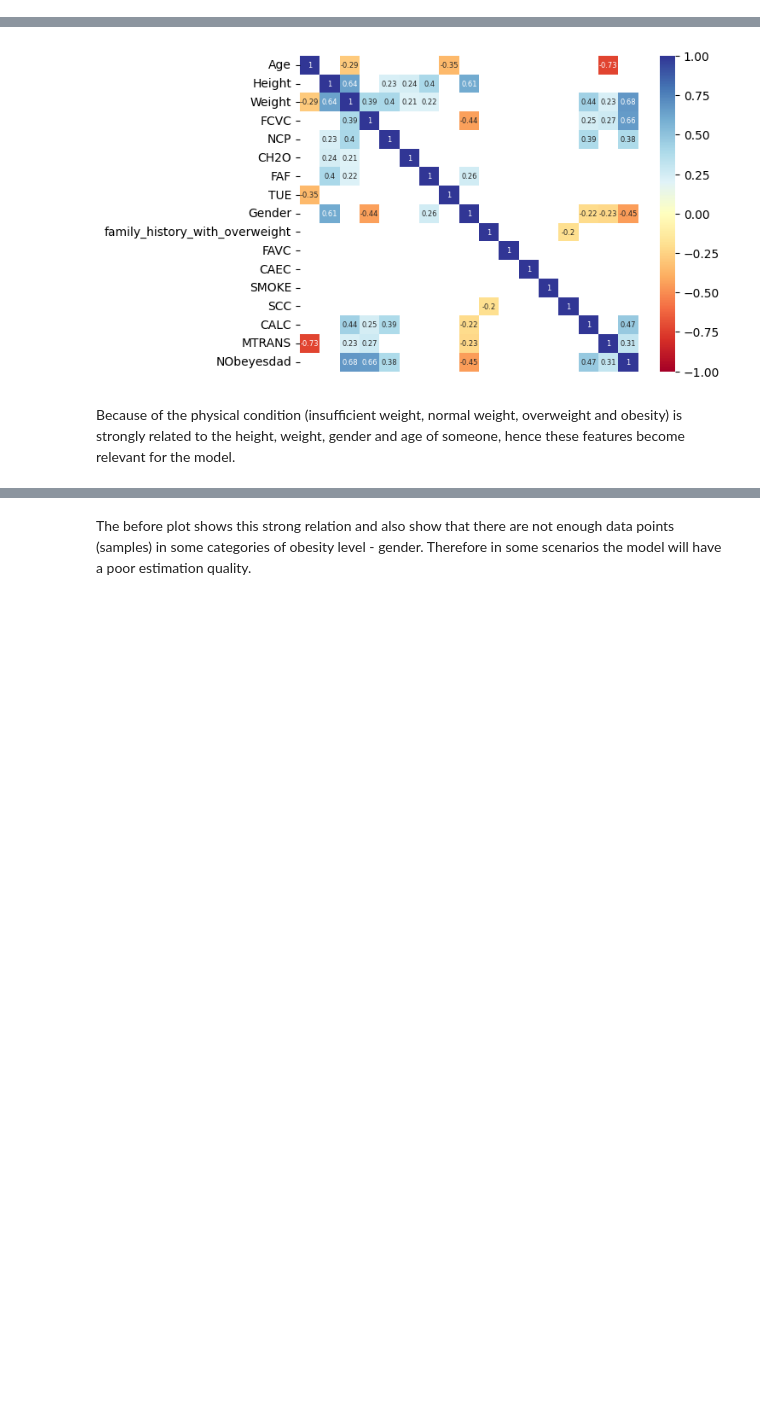
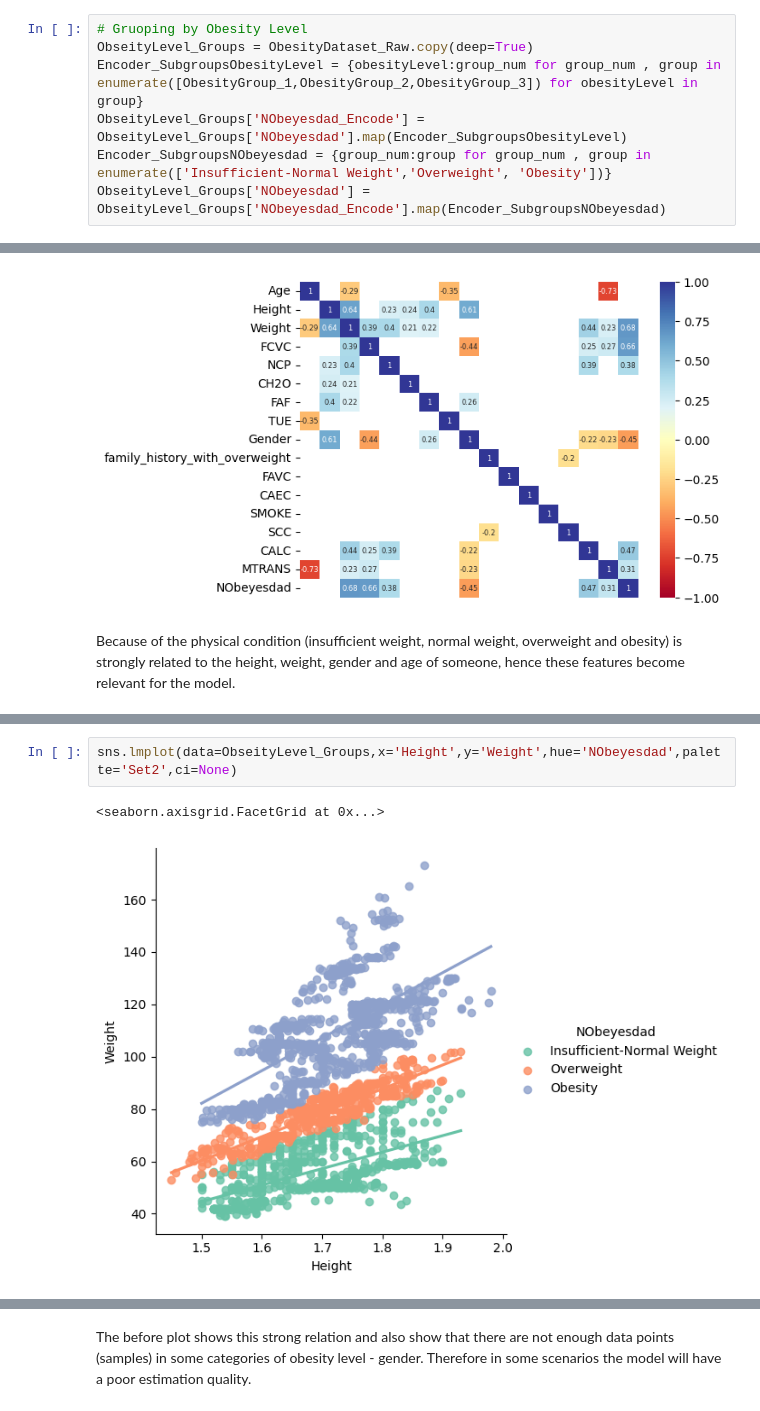
Before and after one commit to alexisuaguilaru/Obesity_Levels_Model, a Jupyter notebook: Exploratory_Data_Analysis/ExploratoryDataAnalysis.ipynb, the cells around one changed output, grey strips where cells are left out. Saved outputs shown, nothing was run; the diff lists cells and outputs as text; blank space fills up the shorter version.

```diff
--- a/Exploratory_Data_Analysis/ExploratoryDataAnalysis.ipynb
+++ b/Exploratory_Data_Analysis/ExploratoryDataAnalysis.ipynb
@@ -97,3 +92,10 @@ ObseityLevel_Groups['NObeyesdad_Encode'] = ObseityLevel_Groups['NObeyesdad'].map
+# %%
+# Gruoping by Obesity Level
+ObseityLevel_Groups = ObesityDataset_Raw.copy(deep=True)
+Encoder_SubgroupsObesityLevel = {obesityLevel:group_num for group_num , group in enumerate([ObesityGroup_1,ObesityGroup_2,ObesityGroup_3]) for obesityLevel in group}
+ObseityLevel_Groups['NObeyesdad_Encode'] = ObseityLevel_Groups['NObeyesdad'].map(Encoder_SubgroupsObesityLevel)
+Encoder_SubgroupsNObeyesdad = {group_num:group for group_num , group in enumerate(['Insufficient-Normal Weight','Overweight', 'Obesity'])}
+ObseityLevel_Groups['NObeyesdad'] = ObseityLevel_Groups['NObeyesdad_Encode'].map(Encoder_SubgroupsNObeyesdad)
 # %% [markdown]
 # Data Visualization and Analysis
 # %% [markdown]
@@ -173,0 +176,5 @@ sns.lmplot(data=ObesityDataset_Raw,x='Height',y='Weight',hue='NObeyesdad',col='G
+# %%
+sns.lmplot(data=ObseityLevel_Groups,x='Height',y='Weight',hue='NObeyesdad',palette='Set2',ci=None)
+# %% [output]
+<seaborn.axisgrid.FacetGrid at 0x...>
+[figure, added]
```
Also changed, not shown: parts of 5 cells of this notebook.
